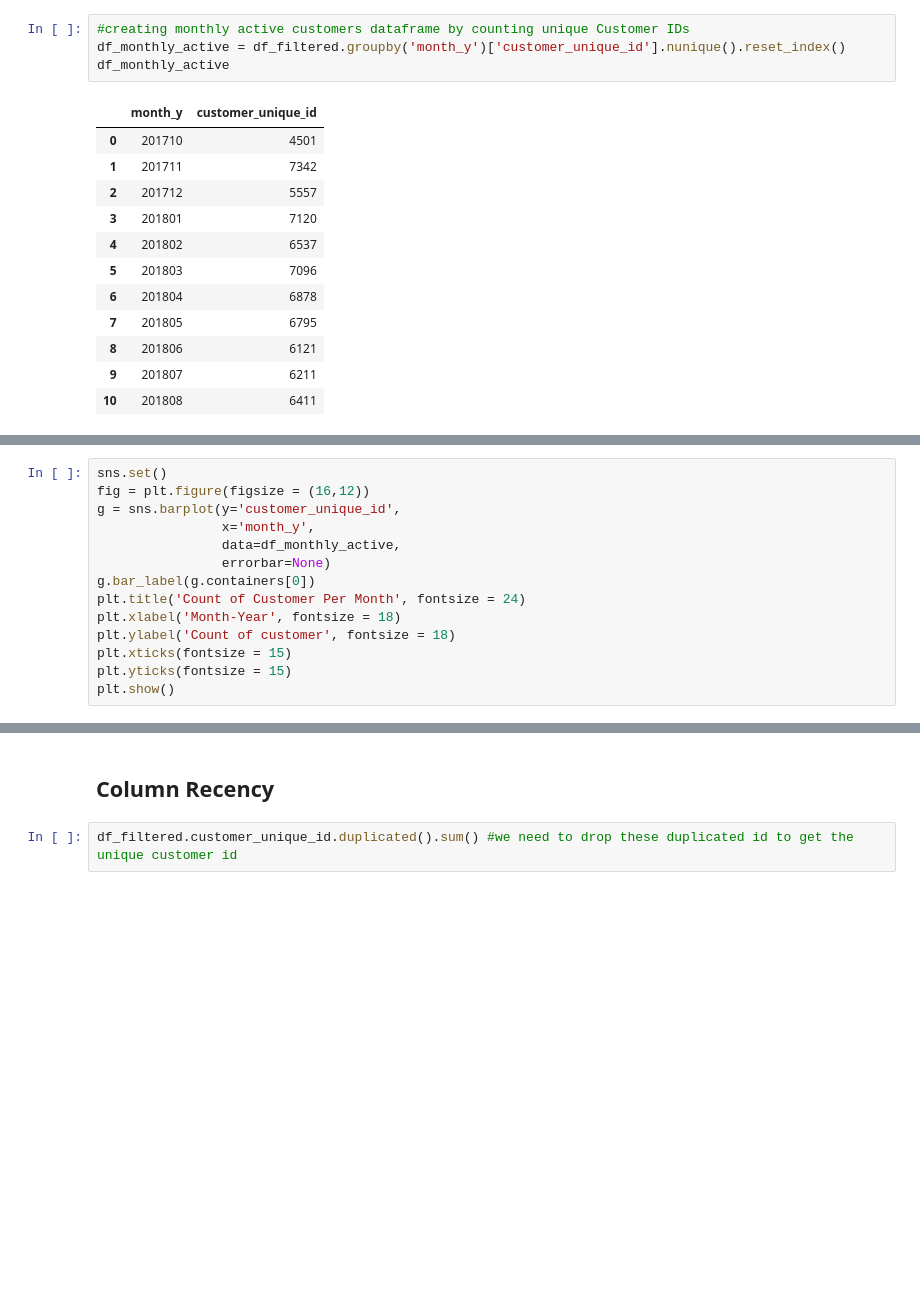
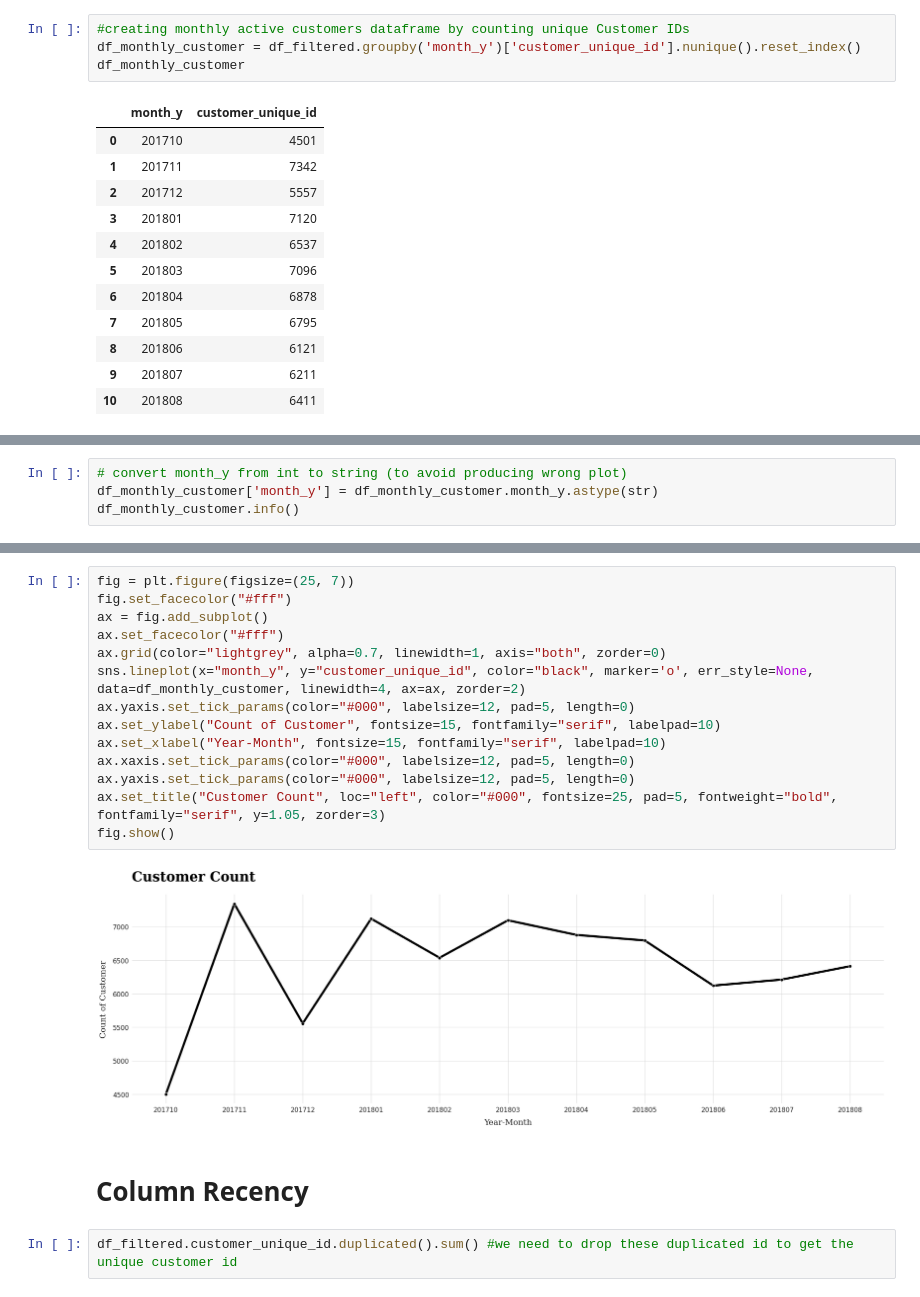
Before and after one commit to roissyahf/RFM-Analysis, a Jupyter notebook: RFM_Analysis_with_Python.ipynb, the cells around one changed output, grey strips where cells are left out. Drawn from its saved outputs; the diff is of its cells as text; blank space fills up the shorter version.

```diff
--- a/RFM_Analysis_with_Python.ipynb
+++ b/RFM_Analysis_with_Python.ipynb
@@ -338,7 +341,7 @@ fig.show()
 # %%
 #creating monthly active customers dataframe by counting unique Customer IDs
-df_monthly_active = df_filtered.groupby('month_y')['customer_unique_id'].nunique().reset_index()
-df_monthly_active
+df_monthly_customer = df_filtered.groupby('month_y')['customer_unique_id'].nunique().reset_index()
+df_monthly_customer
 # %% [output]
 |  | month_y | customer_unique_id |
 | 0 | 201710 | 4501 |
@@ -366,14 +357,0 @@ plt.show()
-# %%
-sns.set()
-fig = plt.figure(figsize = (16,12))
-g = sns.barplot(y='customer_unique_id',
-                x='month_y',
-                data=df_monthly_active,
-                errorbar=None)
-g.bar_label(g.containers[0])
-plt.title('Count of Customer Per Month', fontsize = 24)
-plt.xlabel('Month-Year', fontsize = 18)
-plt.ylabel('Count of customer', fontsize = 18)
-plt.xticks(fontsize = 15)
-plt.yticks(fontsize = 15)
-plt.show()
@@ -381,0 +358,4 @@ plt.show()
+# %%
+# convert month_y from int to string (to avoid producing wrong plot)
+df_monthly_customer['month_y'] = df_monthly_customer.month_y.astype(str)
+df_monthly_customer.info()
@@ -382,5 +372,21 @@ plt.show()
+# %%
+fig = plt.figure(figsize=(25, 7))
+fig.set_facecolor("#fff")
+ax = fig.add_subplot()
+ax.set_facecolor("#fff")
+ax.grid(color="lightgrey", alpha=0.7, linewidth=1, axis="both", zorder=0)
+sns.lineplot(x="month_y", y="customer_unique_id", color="black", marker='o', err_style=None, data=df_monthly_customer, linewidth=4, ax=ax, zorder=2)
+ax.yaxis.set_tick_params(color="#000", labelsize=12, pad=5, length=0)
+ax.set_ylabel("Count of Customer", fontsize=15, fontfamily="serif", labelpad=10)
+ax.set_xlabel("Year-Month", fontsize=15, fontfamily="serif", labelpad=10)
+ax.xaxis.set_tick_params(color="#000", labelsize=12, pad=5, length=0)
+ax.yaxis.set_tick_params(color="#000", labelsize=12, pad=5, length=0)
+ax.set_title("Customer Count", loc="left", color="#000", fontsize=25, pad=5, fontweight="bold", fontfamily="serif", y=1.05, zorder=3)
+fig.show()
+# %% [output]
+[figure, added]
 # %% [markdown]
-## Column Recency
+# Column Recency
 # %%
 df_filtered.customer_unique_id.duplicated().sum() #we need to drop these duplicated id to get the unique customer id
 # %% [output]
```
Also changed, not shown: parts of 24 cells of this notebook.
